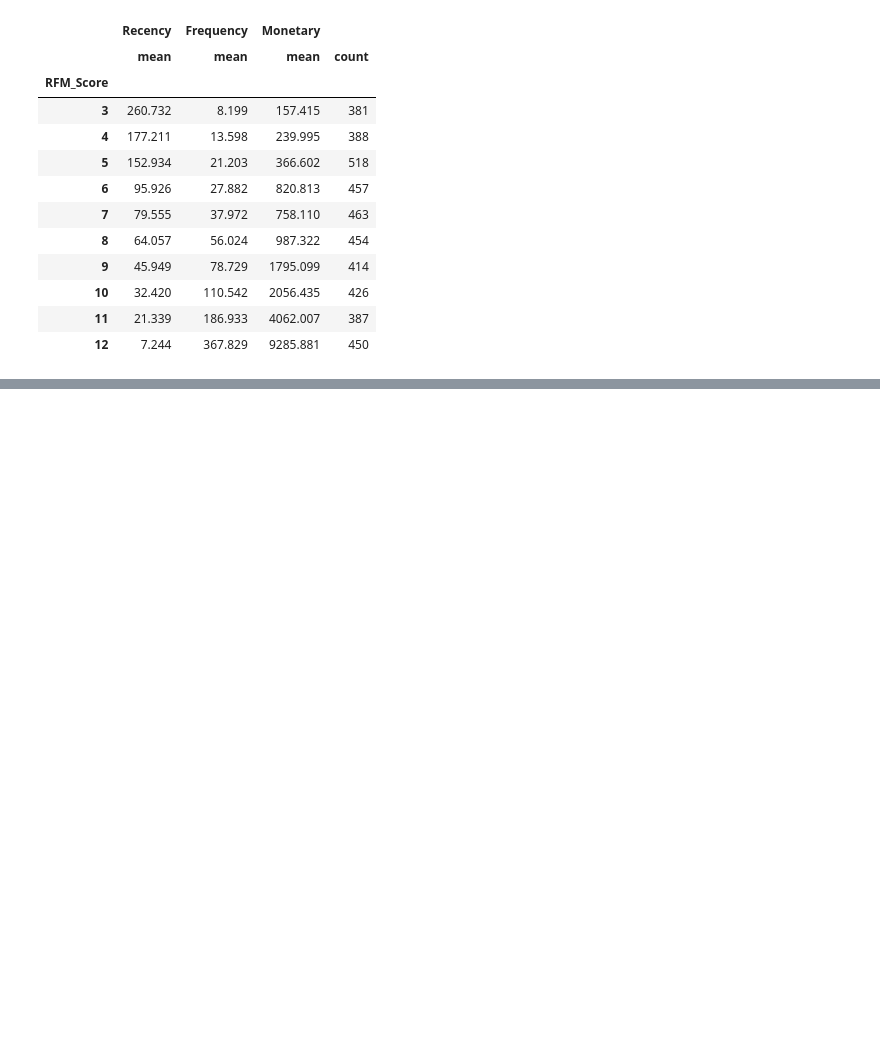
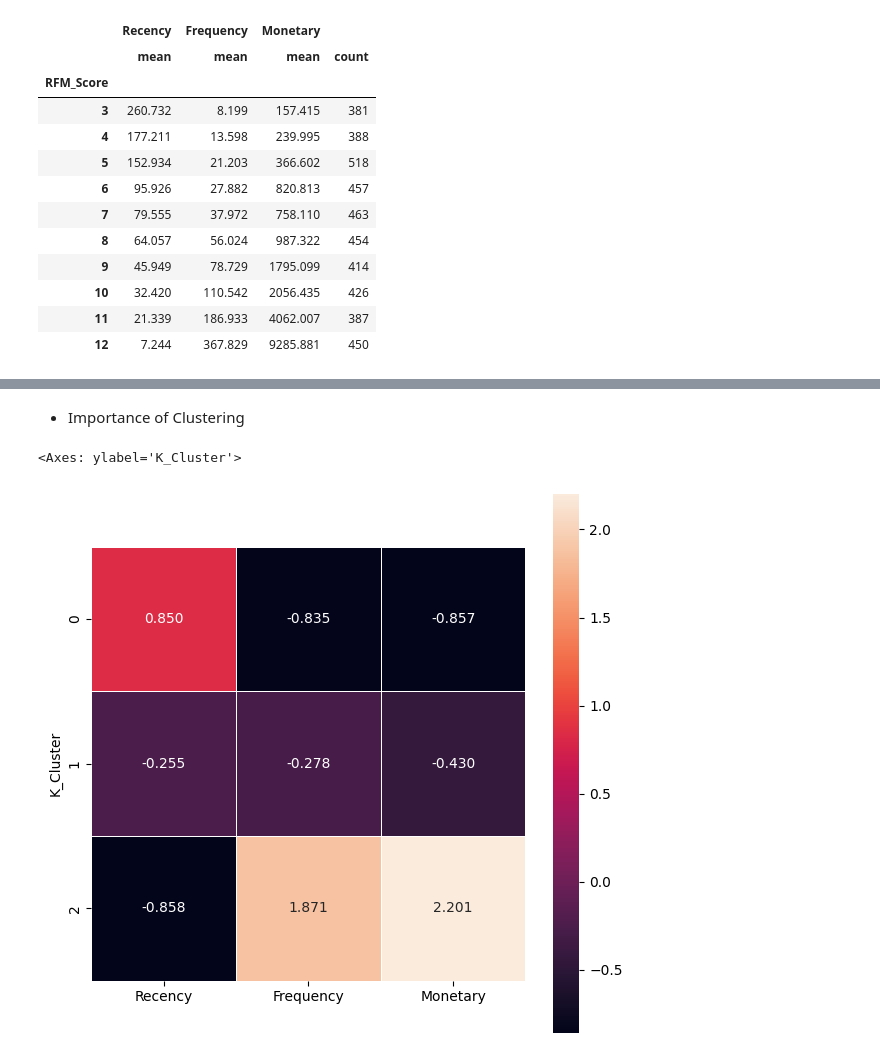
Before and after one commit to HarshTanwar001/Cohort-Analysis, a Jupyter notebook: Cohort_Analysis.ipynb, the cells around one changed output, grey strips where cells are left out. Drawn from its saved outputs; the diff is of its cells as text; code cells hidden in the pictures; blank space fills up the shorter version.

```diff
--- a/Cohort_Analysis.ipynb
+++ b/Cohort_Analysis.ipynb
@@ -489,0 +568,15 @@ rfm.groupby('RFM_Score').agg({
+# %%
+# Clustering
+
+kc = KMeans(n_clusters=3, random_state=1)
+kc.fit(rfm_normalized)
+
+cluster_labels = kc.labels_
+rfm_k3 = rfm[['Recency','Frequency','Monetary']].assign(K_Cluster=cluster_labels)
+
+# Calculating average RFM value and size of each cluster
+rfm_k3.groupby('K_Cluster').agg({
+    'Recency': 'mean',
+    'Frequency': 'mean',
+    'Monetary': ['mean', 'count'],
+}).round(3)
@@ -489,0 +590,16 @@ rfm.groupby('RFM_Score').agg({
+# %% [markdown]
+- Importance of Clustering
+# %%
+# We can compare the variance between the groups by calculating the proportional gap with the total mean
+# The further the ratio is from 0, the more important that attribute is relative to the total population
+
+cluster_avg = rfm_k3.groupby(['K_Cluster']).mean()
+population_avg = rfm[['Recency', 'Frequency', 'Monetary']].mean()
+relative_imp = cluster_avg / population_avg - 1
+relative_imp.round(3)
+
+fig, ax = plt.subplots(figsize=(7, 7))
+sns.heatmap(relative_imp, annot=True, fmt='.3f', linewidth=0.5, square=True, ax=ax)
+# %% [output]
+<Axes: ylabel='K_Cluster'>
+[figure, added]
```
Also changed, not shown: parts of 14 cells of this notebook.
